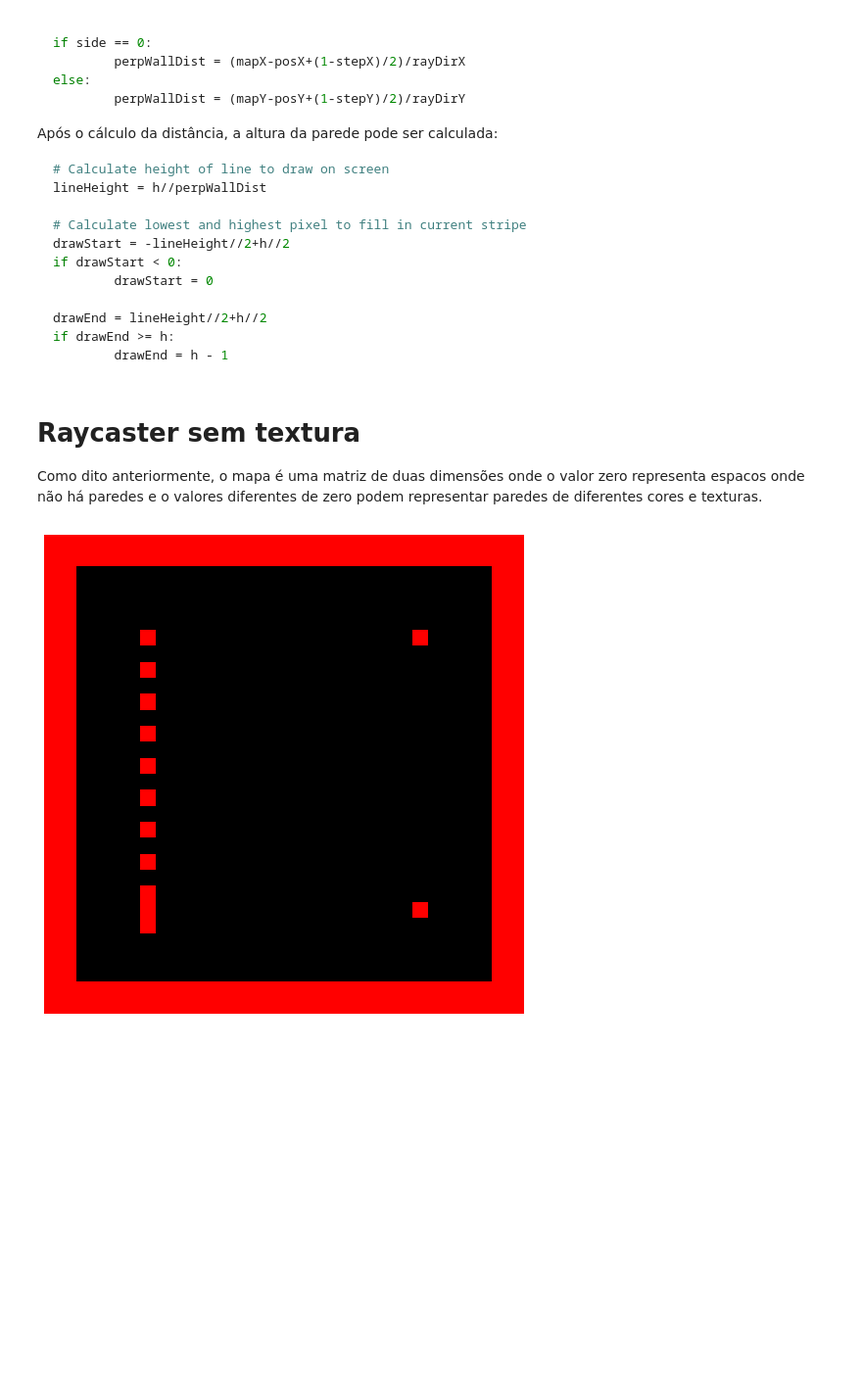
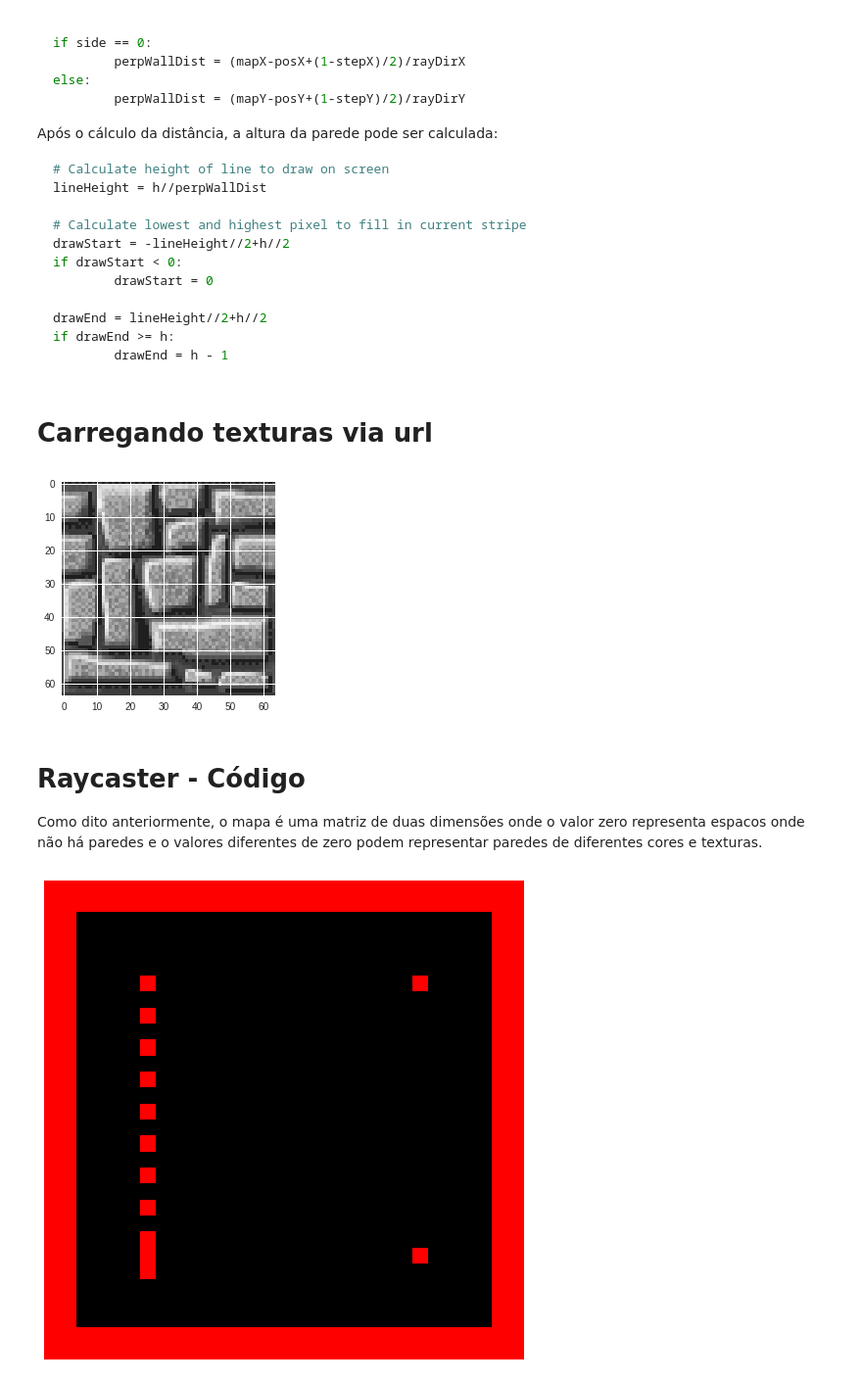
Before and after one commit to lsmanoel/raycasting, a Jupyter notebook: raycasting.ipynb, the cells around one changed output. Shown at 98% size. Cells and saved outputs as stored; diff of their text form; code cells hidden in the pictures; blank space fills up the shorter version.

````diff
--- a/raycasting.ipynb
+++ b/raycasting.ipynb
@@ -145,8 +145,20 @@ drawEnd = lineHeight//2+h//2
 if drawEnd >= h:
         drawEnd = h - 1
 ```
+# %% [markdown]
+# Carregando  texturas via url
+# %%
+from skimage import io
+import matplotlib.pyplot as plt
+
+image = io.imread("https://raw.githubusercontent.com/lsmanoel/raycasting/master/wolftex/pics/greystone.png")
+
+plt.imshow(image)
+plt.show()
+# %% [output]
+[figure, added]
 # %% [markdown]
-# Raycaster sem textura
+# Raycaster - Código
 
 Como dito anteriormente, o mapa é uma matriz de duas dimensões onde o valor zero representa espacos onde não há paredes e o valores diferentes de zero podem representar paredes de diferentes cores e texturas.
 # %%
````
Also changed, not shown: parts of 2 cells of this notebook.
